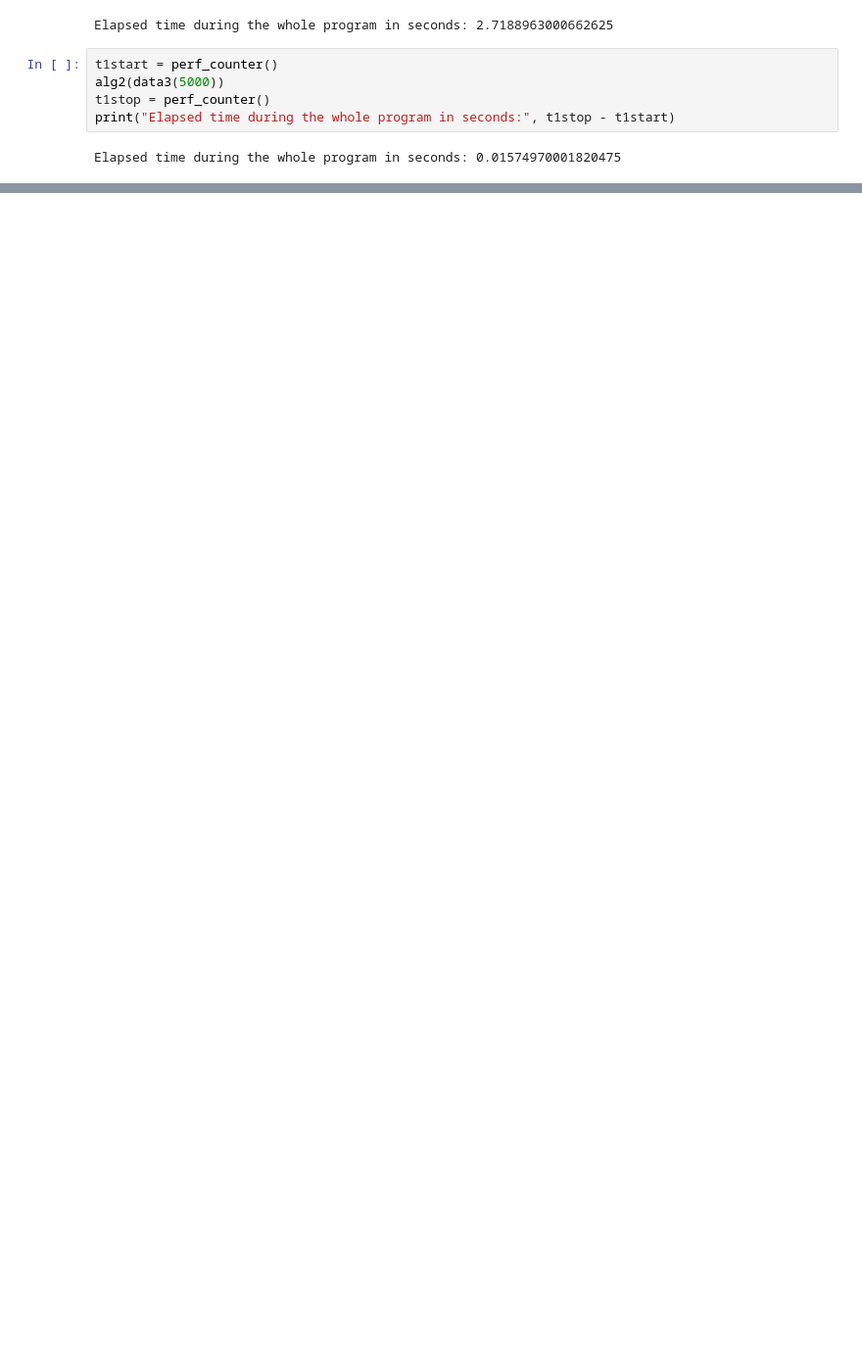
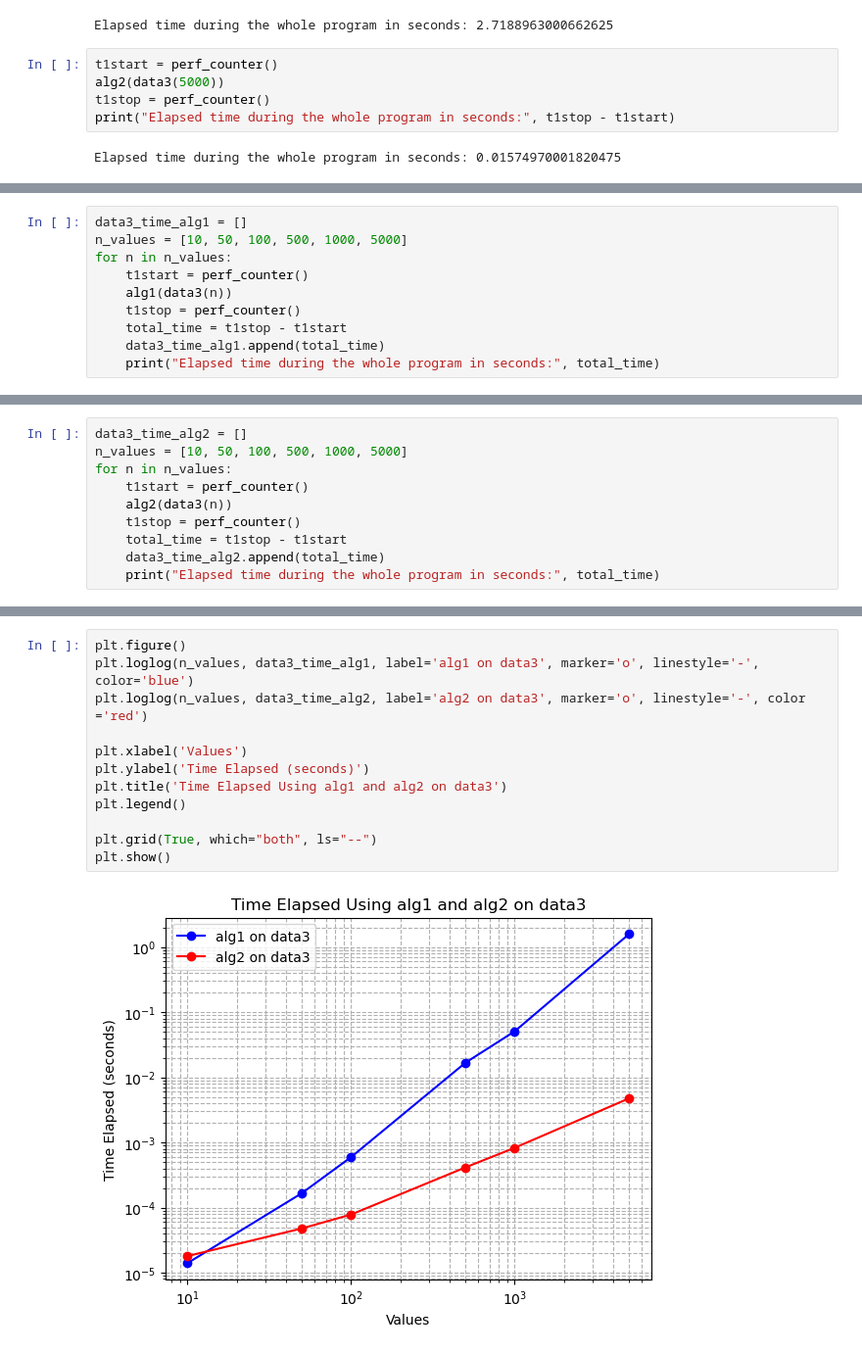
Before and after one commit to gheenc/Computational-Methods, a Jupyter notebook: pset1/set1 problem 3.ipynb, the cells around one changed output, grey strips where cells are left out. Shown at 98% size. Saved outputs shown, nothing was run; the diff lists cells and outputs as text; blank space fills up the shorter version.

```diff
--- a/pset1/set1 problem 3.ipynb
+++ b/pset1/set1 problem 3.ipynb
@@ -510,0 +512,10 @@ ValueError: x and y must have same first dimension, but have shapes (4,) and (1,
+# %%
+data3_time_alg1 = []
+n_values = [10, 50, 100, 500, 1000, 5000]
+for n in n_values:
+    t1start = perf_counter()
+    alg1(data3(n))
+    t1stop = perf_counter()
+    total_time = t1stop - t1start
+    data3_time_alg1.append(total_time)
+    print("Elapsed time during the whole program in seconds:", total_time)
@@ -510,0 +529,10 @@ ValueError: x and y must have same first dimension, but have shapes (4,) and (1,
+# %%
+data3_time_alg2 = []
+n_values = [10, 50, 100, 500, 1000, 5000]
+for n in n_values:
+    t1start = perf_counter()
+    alg2(data3(n))
+    t1stop = perf_counter()
+    total_time = t1stop - t1start
+    data3_time_alg2.append(total_time)
+    print("Elapsed time during the whole program in seconds:", total_time)
@@ -510,0 +546,14 @@ ValueError: x and y must have same first dimension, but have shapes (4,) and (1,
+# %%
+plt.figure()
+plt.loglog(n_values, data3_time_alg1, label='alg1 on data3', marker='o', linestyle='-', color='blue')
+plt.loglog(n_values, data3_time_alg2, label='alg2 on data3', marker='o', linestyle='-', color ='red')
+
+plt.xlabel('Values')
+plt.ylabel('Time Elapsed (seconds)')
+plt.title('Time Elapsed Using alg1 and alg2 on data3')
+plt.legend()
+
+plt.grid(True, which="both", ls="--")
+plt.show()
+# %% [output]
+[figure, added]
```
Also changed, not shown: parts of 15 cells of this notebook, 1 other file.
